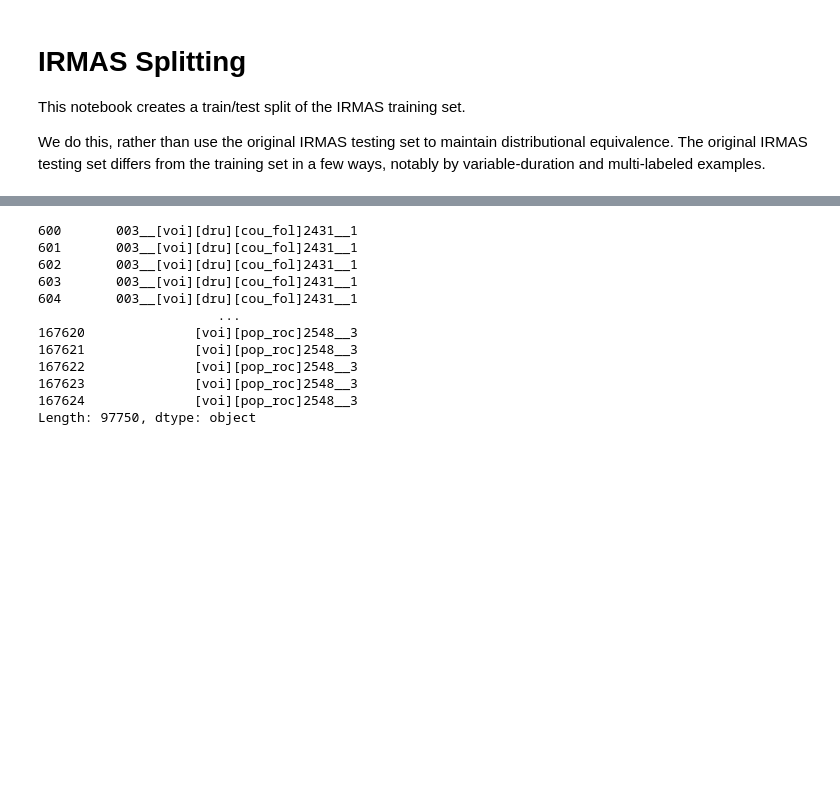
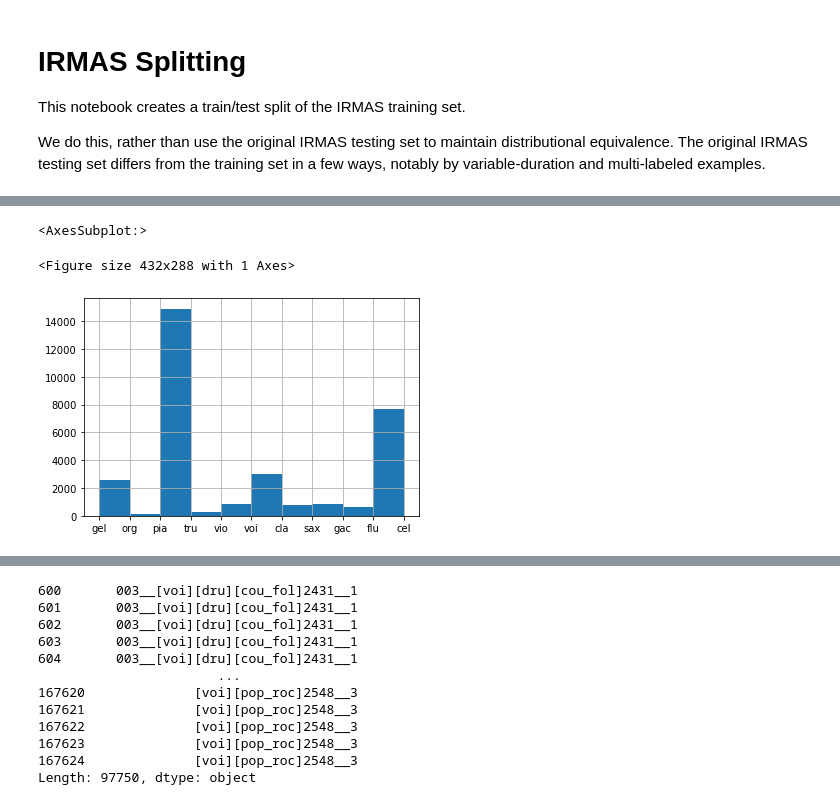
Before and after one commit to changhongw/audio-embedding-bias, a Jupyter notebook: IRMAS split.ipynb, the cells around one changed output, grey strips where cells are left out. Saved outputs shown, nothing was run; the diff lists cells and outputs as text; code cells hidden in the pictures; blank space fills up the shorter version.

```diff
--- a/IRMAS split.ipynb
+++ b/IRMAS split.ipynb
@@ -17,0 +71,6 @@ prefixes = [_[:3] for _ in file_names]
+# %%
+pd.Series(encoder.inverse_transform(Y[test_ids])).hist()
+# %% [output]
+<AxesSubplot:>
+<Figure size 432x288 with 1 Axes>
+[figure, added]
```
Also changed, not shown: parts of 23 cells of this notebook, 2 other files.
